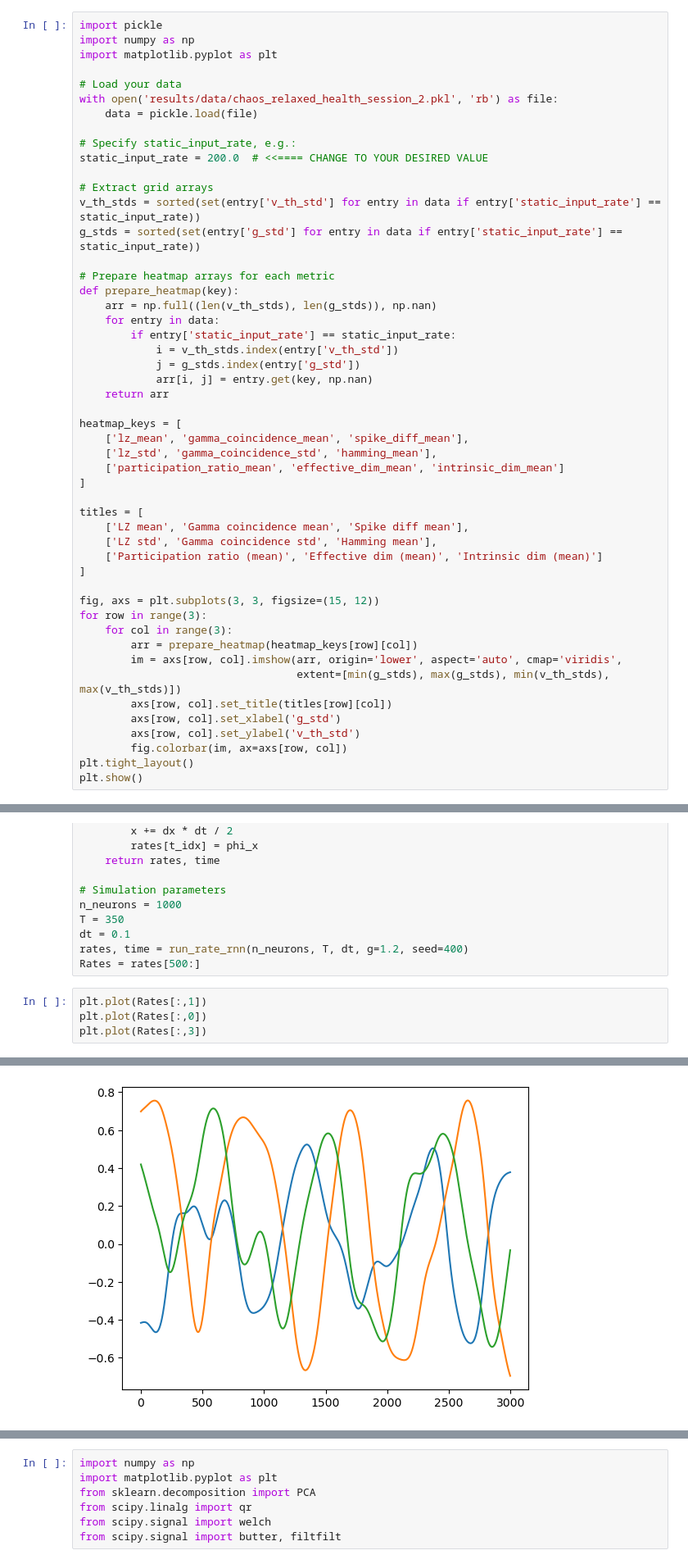
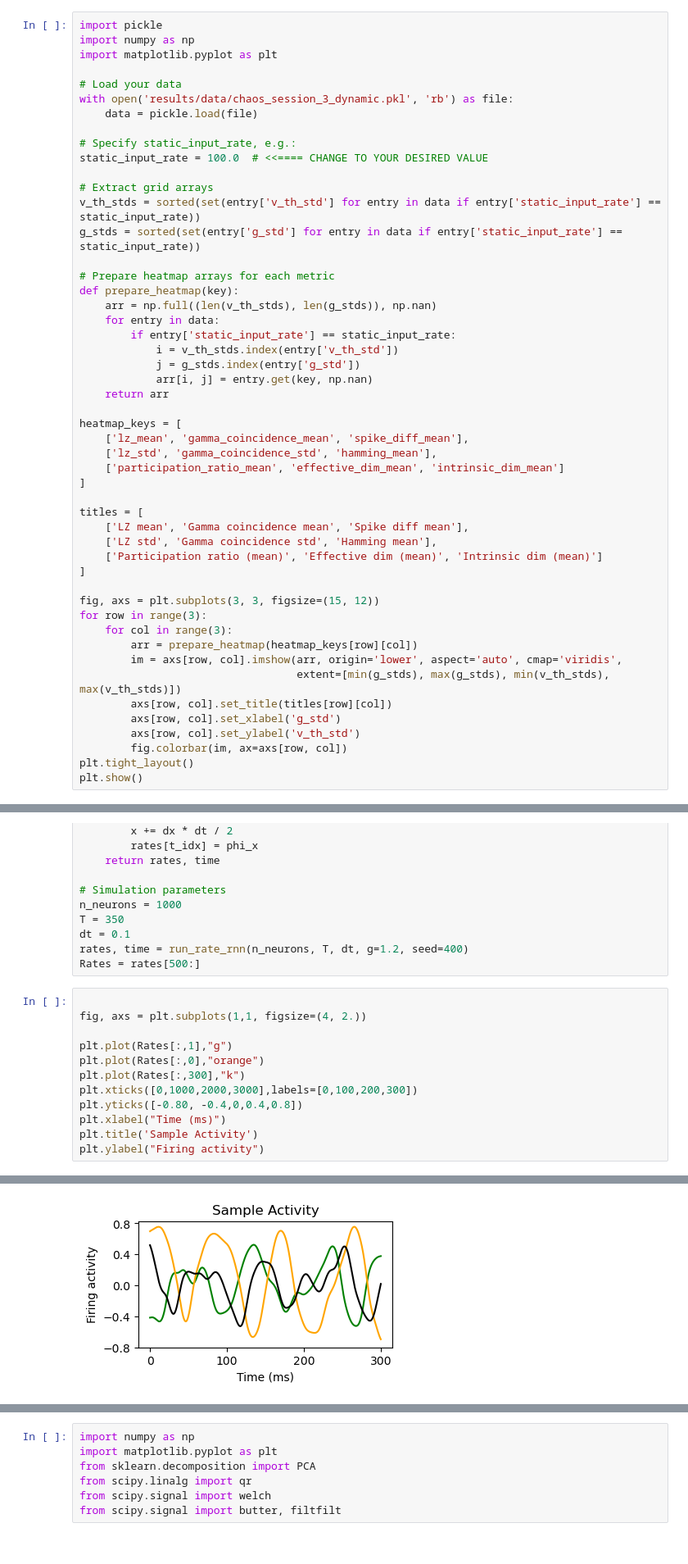
Before and after one commit to fraziphy/spiking-rnn-heterogeneity, a Jupyter notebook: plot2.ipynb, the cells around one changed output, grey strips where cells are left out. Shown at 82% size. Saved outputs shown, nothing was run; the diff lists cells and outputs as text.

```diff
--- a/plot2.ipynb
+++ b/plot2.ipynb
@@ -9,11 +23,11 @@ import numpy as np
 import matplotlib.pyplot as plt
 
 # Load your data
-with open('results/data/chaos_relaxed_health_session_2.pkl', 'rb') as file:
+with open('results/data/chaos_session_3_dynamic.pkl', 'rb') as file:
     data = pickle.load(file)
 
 # Specify static_input_rate, e.g.:
-static_input_rate = 200.0  # <<==== CHANGE TO YOUR DESIRED VALUE
+static_input_rate = 100.0  # <<==== CHANGE TO YOUR DESIRED VALUE
 
 # Extract grid arrays
 v_th_stds = sorted(set(entry['v_th_std'] for entry in data if entry['static_input_rate'] == static_input_rate))
@@ -1626,7 +1866,15 @@ dt = 0.1
 rates, time = run_rate_rnn(n_neurons, T, dt, g=1.2, seed=400)
 Rates = rates[500:]
 # %%
-plt.plot(Rates[:,1])
-plt.plot(Rates[:,0])
-plt.plot(Rates[:,3])
+
+fig, axs = plt.subplots(1,1, figsize=(4, 2.))
+
+plt.plot(Rates[:,1],"g")
+plt.plot(Rates[:,0],"orange")
+plt.plot(Rates[:,300],"k")
+plt.xticks([0,1000,2000,3000],labels=[0,100,200,300])
+plt.yticks([-0.80, -0.4,0,0.4,0.8])
+plt.xlabel("Time (ms)")
+plt.title('Sample Activity')
+plt.ylabel("Firing activity")
 # %% [output]
@@ -1634 +1882 @@ plt.plot(Rates[:,3])
-[figure, old version]
+[figure, new version]
```
Also changed, not shown: parts of 15 cells of this notebook, 12 other files.
